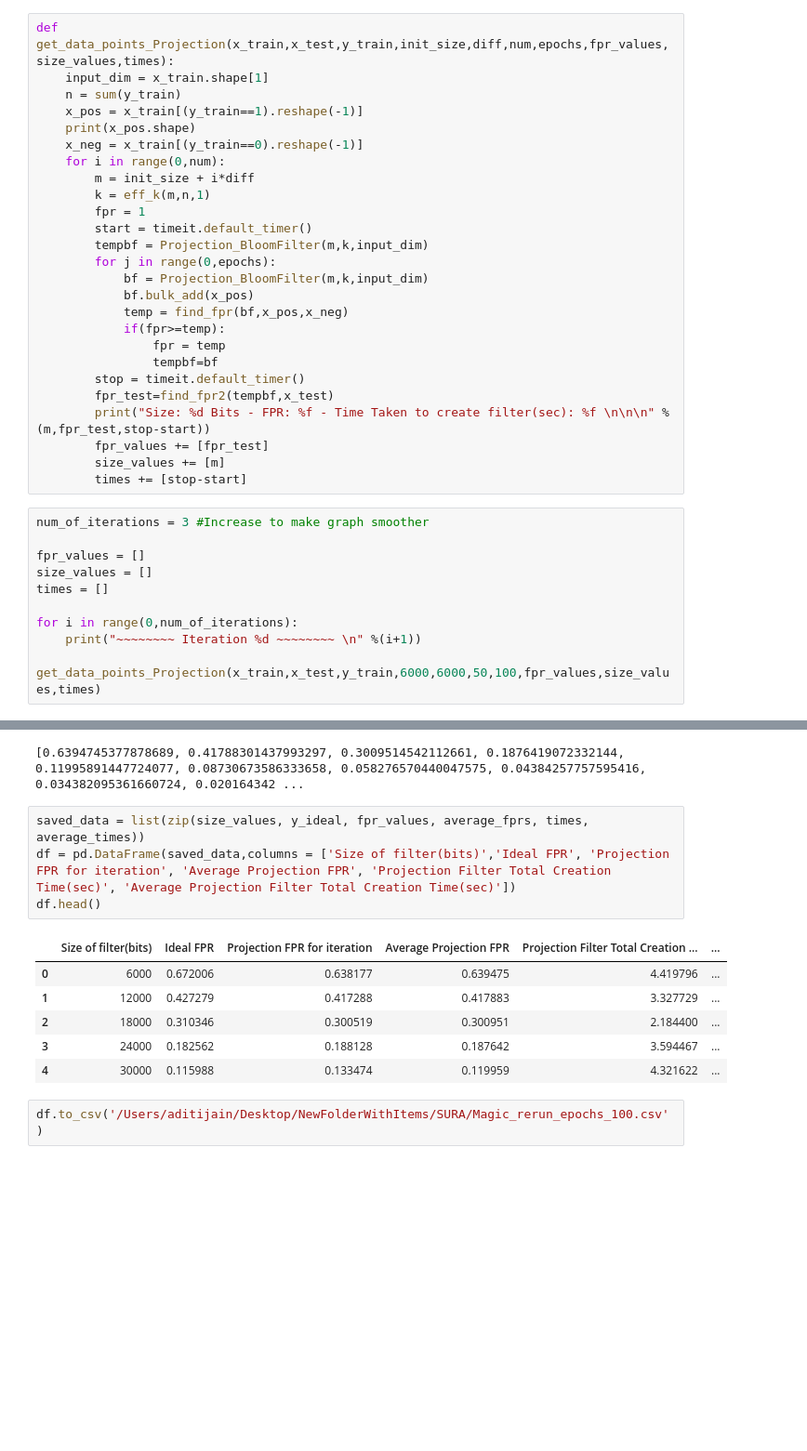
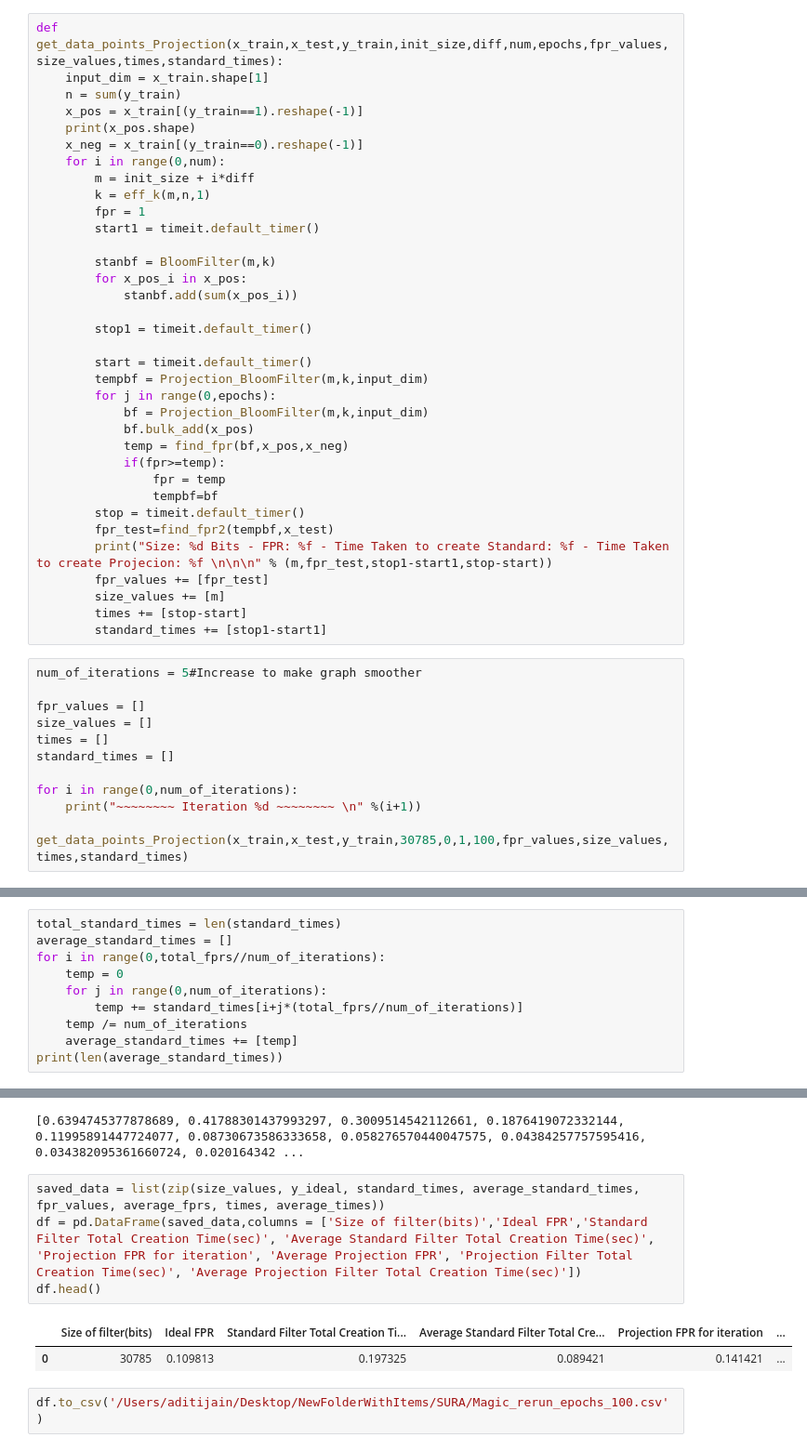
Before and after one commit to borthakur/Learned-Bloom-Filters, a Jupyter notebook: Magic_rerun.ipynb, the cells around one changed output, grey strips where cells are left out. Shown at 93% size. Cells and saved outputs as stored; diff of their text form; blank space fills up the shorter version.

```diff
--- a/Magic_rerun.ipynb
+++ b/Magic_rerun.ipynb
@@ -129,7 +157,7 @@ def eff_k(m,n,r):
         return 1
     return k
 # %%
-def get_data_points_Projection(x_train,x_test,y_train,init_size,diff,num,epochs,fpr_values,size_values,times):
+def get_data_points_Projection(x_train,x_test,y_train,init_size,diff,num,epochs,fpr_values,size_values,times,standard_times):
     input_dim = x_train.shape[1]
     n = sum(y_train)
     x_pos = x_train[(y_train==1).reshape(-1)]
@@ -139,6 +167,14 @@ def get_data_points_Projection(x_train,x_test,y_train,init_size,diff,num,epochs,
         m = init_size + i*diff
         k = eff_k(m,n,1)
         fpr = 1
+        start1 = timeit.default_timer()
+
+        stanbf = BloomFilter(m,k)
+        for x_pos_i in x_pos:
+            stanbf.add(sum(x_pos_i))
+
+        stop1 = timeit.default_timer()
+
         start = timeit.default_timer()
         tempbf = Projection_BloomFilter(m,k,input_dim)
         for j in range(0,epochs):
@@ -150,20 +186,22 @@ def get_data_points_Projection(x_train,x_test,y_train,init_size,diff,num,epochs,
                 tempbf=bf
         stop = timeit.default_timer()
         fpr_test=find_fpr2(tempbf,x_test)
-        print("Size: %d Bits - FPR: %f - Time Taken to create filter(sec): %f \n\n\n" % (m,fpr_test,stop-start))
+        print("Size: %d Bits - FPR: %f - Time Taken to create Standard: %f - Time Taken to create Projecion: %f \n\n\n" % (m,fpr_test,stop1-start1,stop-start))
         fpr_values += [fpr_test]
         size_values += [m]
         times += [stop-start]
+        standard_times += [stop1-start1]
 # %%
-num_of_iterations = 3 #Increase to make graph smoother
+num_of_iterations = 5#Increase to make graph smoother
 
 fpr_values = []
 size_values = []
 times = []
+standard_times = []
 
 for i in range(0,num_of_iterations):
     print("~~~~~~~~ Iteration %d ~~~~~~~~ \n" %(i+1))
-    get_data_points_Projection(x_train,x_test,y_train,6000,6000,50,100,fpr_values,size_values,times)
+    get_data_points_Projection(x_train,x_test,y_train,30785,0,1,100,fpr_values,size_values,times,standard_times)
 # %% [output]
 ~~~~~~~~ Iteration 1 ~~~~~~~~
 
@@ -208,0 +247,10 @@ print(len(average_times))
+# %%
+total_standard_times = len(standard_times)
+average_standard_times = []
+for i in range(0,total_fprs//num_of_iterations):
+    temp = 0
+    for j in range(0,num_of_iterations):
+        temp += standard_times[i+j*(total_fprs//num_of_iterations)]
+    temp /= num_of_iterations
+    average_standard_times += [temp]
+print(len(average_standard_times))
@@ -250,15 +300,11 @@ print(average_fprs)
 # %% [output]
 [0.6394745377878689, 0.41788301437993297, 0.3009514542112661, 0.1876419072332144, 0.11995891447724077, 0.08730673586333658, 0.058276570440047575, 0.04384257757595416, 0.034382095361660724, 0.020164342 ...
 # %%
-saved_data = list(zip(size_values, y_ideal, fpr_values, average_fprs, times, average_times))
-df = pd.DataFrame(saved_data,columns = ['Size of filter(bits)','Ideal FPR', 'Projection FPR for iteration', 'Average Projection FPR', 'Projection Filter Total Creation Time(sec)', 'Average Projection Filter Total Creation Time(sec)'])
+saved_data = list(zip(size_values, y_ideal, standard_times, average_standard_times, fpr_values, average_fprs, times, average_times))
+df = pd.DataFrame(saved_data,columns = ['Size of filter(bits)','Ideal FPR','Standard Filter Total Creation Time(sec)', 'Average Standard Filter Total Creation Time(sec)', 'Projection FPR for iteration', 'Average Projection FPR', 'Projection Filter Total Creation Time(sec)', 'Average Projection Filter Total Creation Time(sec)'])
 df.head()
 # %% [output]
-|  | Size of filter(bits) | Ideal FPR | Projection FPR for iteration | Average Projection FPR | Projection Filter Total Creation ... | ... |
-| 0 | 6000 | 0.672006 | 0.638177 | 0.639475 | 4.419796 | ... |
-| 1 | 12000 | 0.427279 | 0.417288 | 0.417883 | 3.327729 | ... |
-| 2 | 18000 | 0.310346 | 0.300519 | 0.300951 | 2.184400 | ... |
-| 3 | 24000 | 0.182562 | 0.188128 | 0.187642 | 3.594467 | ... |
-| 4 | 30000 | 0.115988 | 0.133474 | 0.119959 | 4.321622 | ... |
+|  | Size of filter(bits) | Ideal FPR | Standard Filter Total Creation Ti... | Average Standard Filter Total Cre... | Projection FPR for iteration | ... |
+| 0 | 30785 | 0.109813 | 0.197325 | 0.089421 | 0.141421 | ... |
 # %%
 df.to_csv('/Users/aditijain/Desktop/NewFolderWithItems/SURA/Magic_rerun_epochs_100.csv')
```
Also changed, not shown: parts of 8 cells of this notebook.
